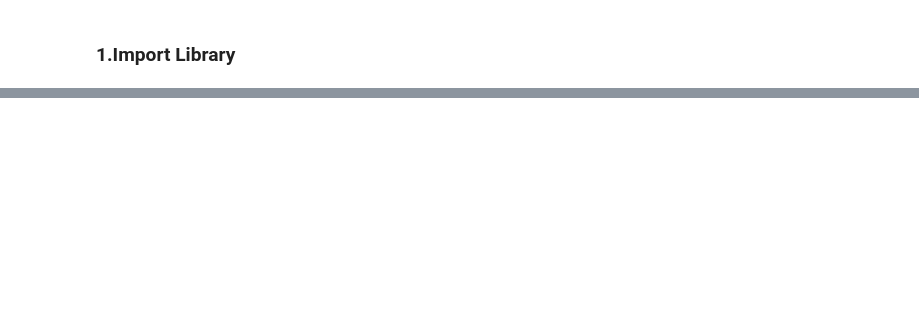
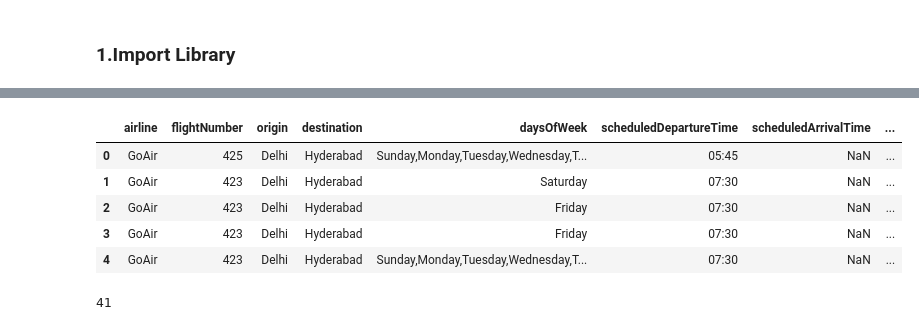
Before and after one commit to Code-forlife/Business-analytics-using-python, a Jupyter notebook: 1)Experiments/5_/EXP5.ipynb, the cells around one changed output, grey strips where cells are left out. Saved outputs shown, nothing was run; the diff lists cells and outputs as text; code cells hidden in the pictures; blank space fills up the shorter version.

```diff
--- a/1)Experiments/5_/EXP5.ipynb
+++ b/1)Experiments/5_/EXP5.ipynb
@@ -170,0 +162,16 @@ df
+# %%
+# drop timezone column as its the same as validTo
+df.drop(["timezone"], axis=1, inplace=True)
+df.head()
+# %% [output]
+|  | airline | flightNumber | origin | destination | daysOfWeek | scheduledDepartureTime | scheduledArrivalTime | ... |
+| 0 | GoAir | 425 | Delhi | Hyderabad | Sunday,Monday,Tuesday,Wednesday,T... | 05:45 | NaN | ... |
+| 1 | GoAir | 423 | Delhi | Hyderabad | Saturday | 07:30 | NaN | ... |
+| 2 | GoAir | 423 | Delhi | Hyderabad | Friday | 07:30 | NaN | ... |
+| 3 | GoAir | 423 | Delhi | Hyderabad | Friday | 07:30 | NaN | ... |
+| 4 | GoAir | 423 | Delhi | Hyderabad | Sunday,Monday,Tuesday,Wednesday,T... | 07:30 | NaN | ... |
+# %%
+# print rows with more than 2 missing values
+print((df.isnull().sum(axis=1) >= 3).sum())
+# %% [output]
+41
```
Also changed, not shown: parts of 28 cells of this notebook.
